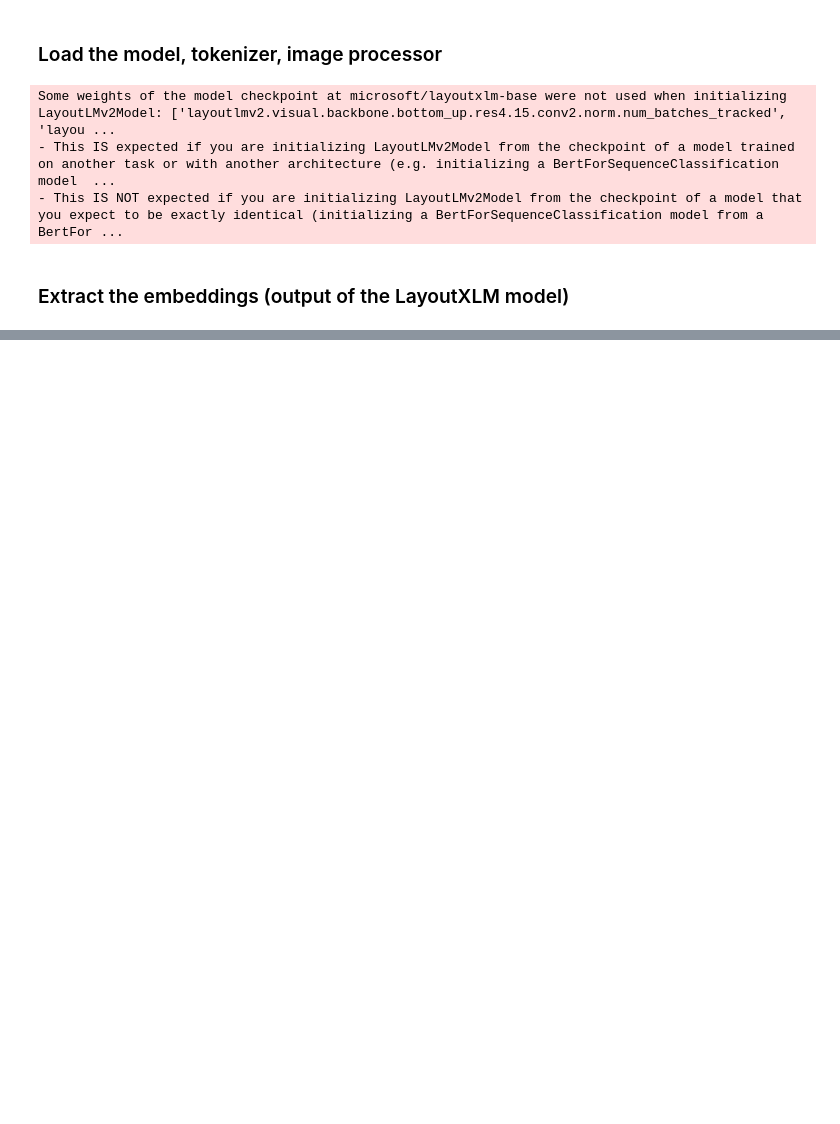
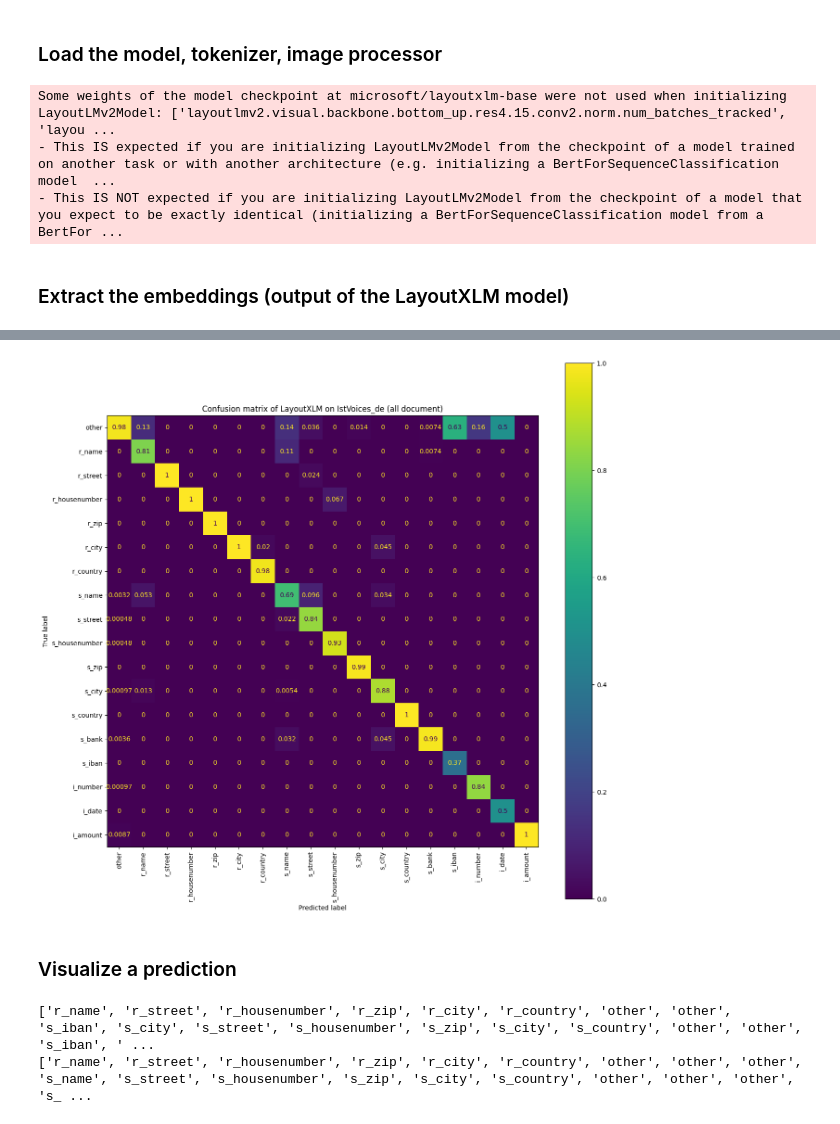
Before and after one commit to ihabram/thesis-masters, a Jupyter notebook: LayouXLM/XFUND/Custom/LayoutXLM_Custom.ipynb, the cells around one changed output, grey strips where cells are left out. Drawn from its saved outputs; the diff is of its cells as text; code cells hidden in the pictures; blank space fills up the shorter version.

```diff
--- a/LayouXLM/XFUND/Custom/LayoutXLM_Custom.ipynb
+++ b/LayouXLM/XFUND/Custom/LayoutXLM_Custom.ipynb
@@ -185,4 +226,0 @@ optimizer = optim.SGD(net.parameters(), lr=0.001, momentum=0.9)
-# %%
-optimizer.zero_grad()
-classifier_input = torch.Tensor(joined_embeddings)
-classifier_output = net(classifier_input)
@@ -202,0 +351,71 @@ loss
+# %%
+label_list = ['other',
+              'r_name', 'r_street', 'r_housenumber', 'r_zip', 'r_city', 'r_country',
+              's_name', 's_street', 's_housenumber', 's_zip', 's_city', 's_country',
+              's_bank', 's_iban','i_number','i_date', 'i_amount',]
+# %%
+from sklearn.metrics import confusion_matrix, ConfusionMatrixDisplay
+
+fig, ax = plt.subplots(figsize=(15, 15))
+cm = confusion_matrix(y_true=all_labels, y_pred=all_predictions, labels=label_list, normalize='pred')
+cm_display = ConfusionMatrixDisplay(cm, display_labels=label_list)
+cm_display.plot(ax=ax, xticks_rotation='vertical')
+plt.title('Confusion matrix of LayoutXLM on IstVoices_de (all document)')
+plt.show()
+# %% [output]
+[figure, added]
+# %% [markdown]
+### Visualize a prediction
+# %%
+# Get a raw example from the test set
+example = dataset['test'][0]
+
+# Prepare the example for the model
+encoding = tokenizer(example['tokens'], boxes=example['bboxes'], word_labels=example['ner_tags'],
+                     truncation=True, padding="max_length", max_length=512, return_tensors='pt')
+
+img_encoding = image_processor(example['image'], return_tensors='pt').pixel_values
+
+encoding['image'] = img_encoding
+
+# Remove the labels from the encoding
+labels = encoding.pop('labels')
+labels = np.array(labels)
+labels = np.delete(labels, np.where(labels == -100))
+labels = torch.tensor(labels)
+
+# Send the example through the model
+with torch.no_grad():
+    output = model(**encoding)
+
+# Get the output embeddings of the XLM model
+xlm_embeddings = output['last_hidden_state'][0]
+
+# Get the input IDs
+input_ids = encoding["input_ids"]
+
+# Convert the input IDs to sub-words
+tokens = tokenizer.convert_ids_to_tokens(*input_ids)
+
+# Group the sub-words and embeddings
+joined_tokens, joined_embeddings = group_subword_embeddings(tokens, xlm_embeddings)
+
+# Send the embeddings through the classifier
+predictions = net(torch.tensor(joined_embeddings))
+predictions = softmax(predictions)
+predictions = torch.argmax(predictions, dim=1)
+predictions = predictions.numpy()
+labels = labels.numpy()
+
+# Get the actual labels (str) instead of IDs
+true_predictions = [id2label[pred] for pred, label in zip(predictions, labels)]
+true_labels      = [id2label[label] for pred, label in zip(predictions, labels)]
+
+true_predictions = list(map(iob_to_label, true_predictions))
+true_labels = list(map(iob_to_label, true_labels))
+
+print(true_predictions)
+print(true_labels)
+# %% [output]
+['r_name', 'r_street', 'r_housenumber', 'r_zip', 'r_city', 'r_country', 'other', 'other', 's_iban', 's_city', 's_street', 's_housenumber', 's_zip', 's_city', 's_country', 'other', 'other', 's_iban', ' ...
+['r_name', 'r_street', 'r_housenumber', 'r_zip', 'r_city', 'r_country', 'other', 'other', 'other', 's_name', 's_street', 's_housenumber', 's_zip', 's_city', 's_country', 'other', 'other', 'other', 's_ ...
```
Also changed, not shown: parts of 24 cells of this notebook, 1 other file.
